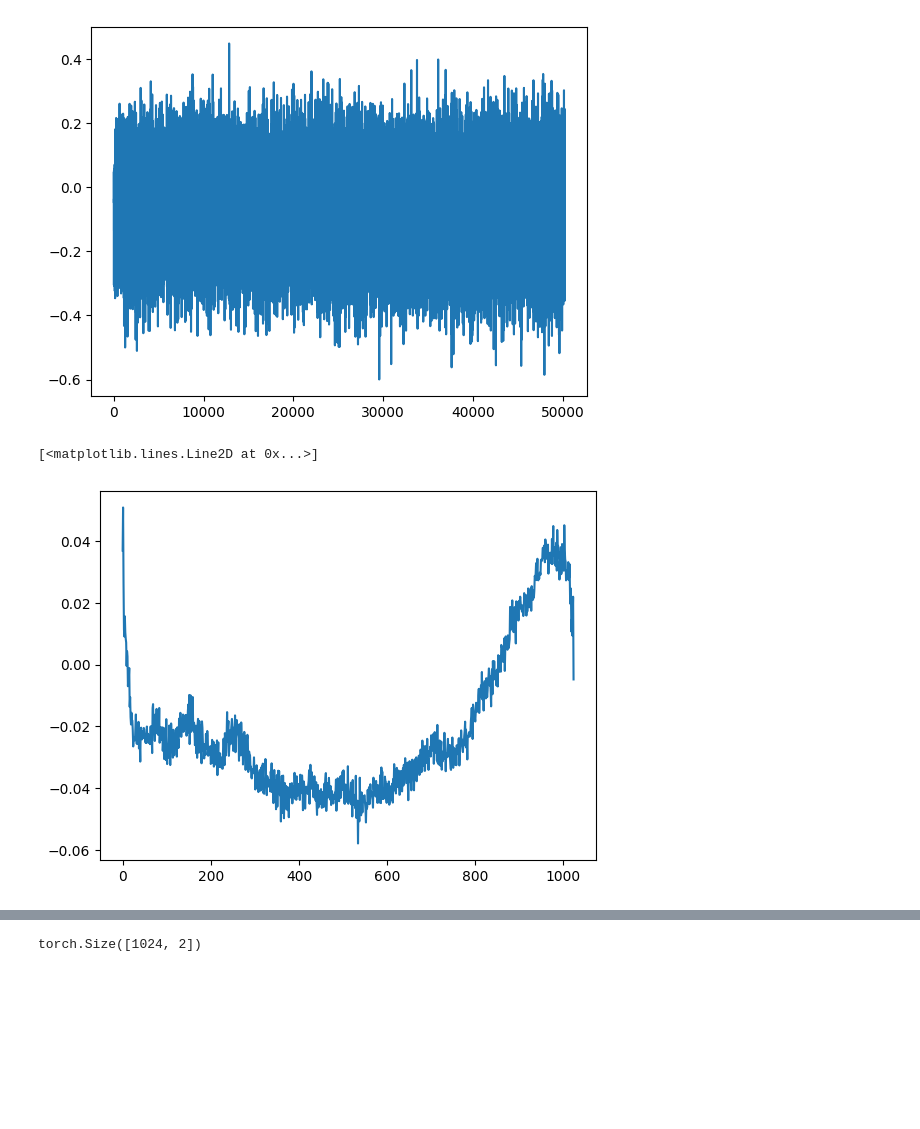
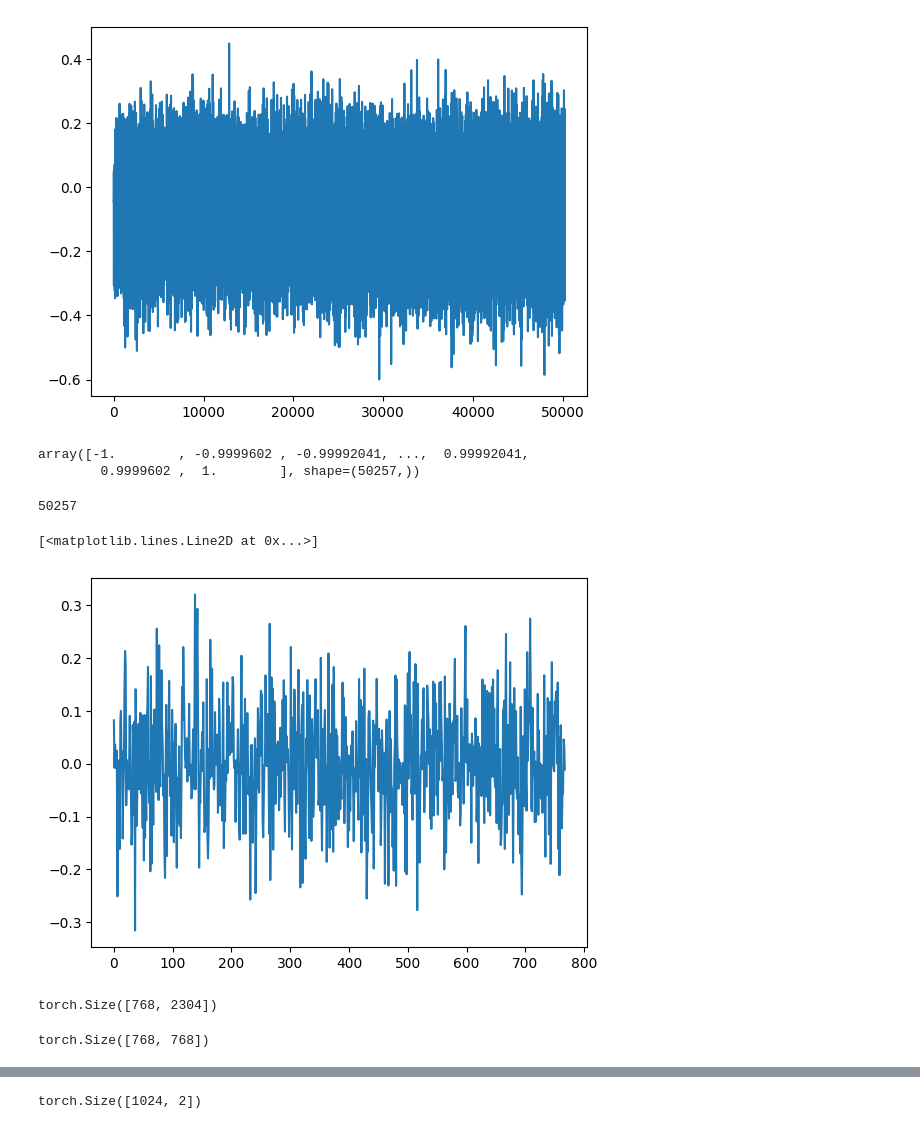
Before and after one commit to uvamsi76/practice_nanogpt, a Jupyter notebook: play2.ipynb, the cells around one changed output, grey strips where cells are left out. Drawn from its saved outputs; the diff is of its cells as text; code cells hidden in the pictures; blank space fills up the shorter version.

```diff
--- a/play2.ipynb
+++ b/play2.ipynb
@@ -76,5 +80,18 @@ plt.plot(sd_hf['transformer.wte.weight'][:,1])
+# %%
+y
+# %% [output]
+array([-1.        , -0.9999602 , -0.99992041, ...,  0.99992041,
+        0.9999602 ,  1.        ], shape=(50257,))
+# %%
+sd_hf["transformer.wte.weight"][:,1].shape[0]
+# %% [output]
+50257
 # %%
-plt.plot(sd_hf["transformer.wpe.weight"][:,6])
+plt.plot(range(768),sd_hf["transformer.wte.weight"][300,:])
 # %% [output]
 [<matplotlib.lines.Line2D at 0x...>]
-[figure, old version]
+[figure, new version]
+# %%
+sd_hf['transformer.h.0.attn.c_attn.weight'].shape
+# %% [output]
+torch.Size([768, 2304])
@@ -80,0 +100,4 @@ plt.plot(sd_hf["transformer.wpe.weight"][:,6])
+# %%
+v.shape
+# %% [output]
+torch.Size([768, 768])
```
Also changed, not shown: parts of 11 cells of this notebook, 1 other file.
